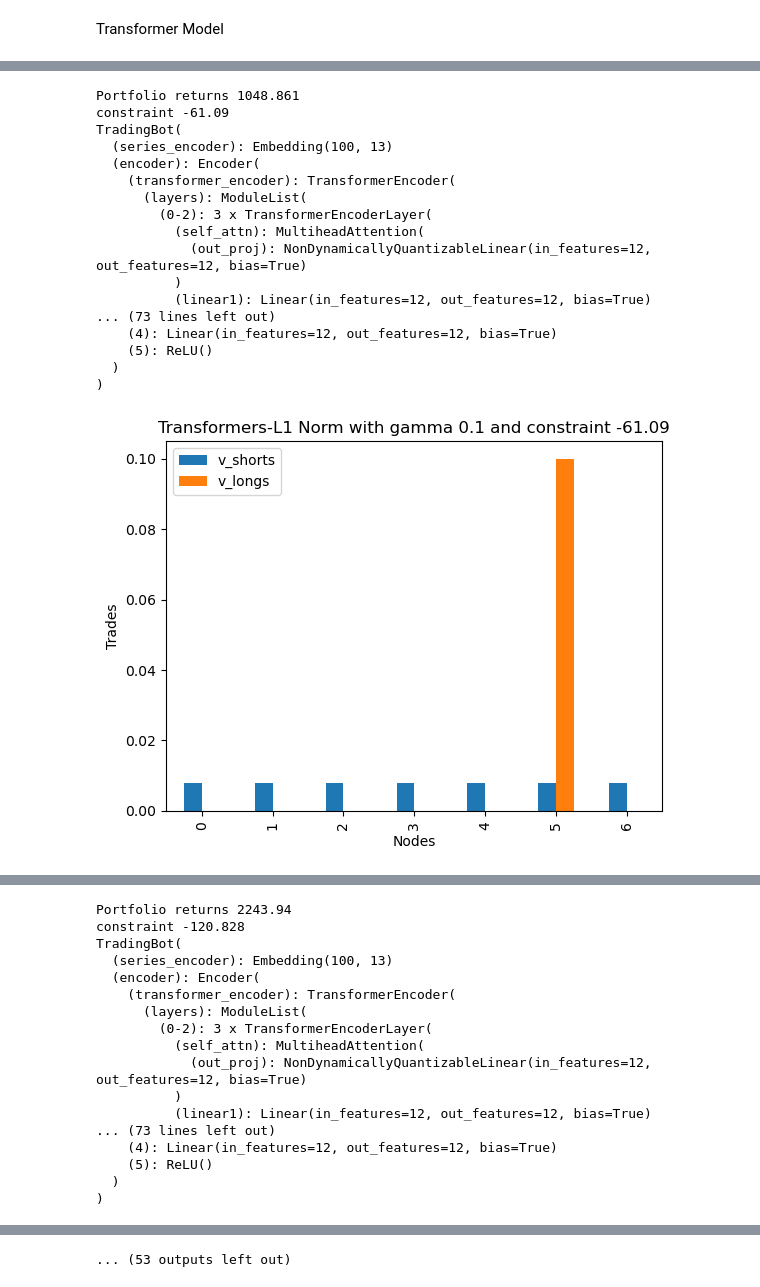
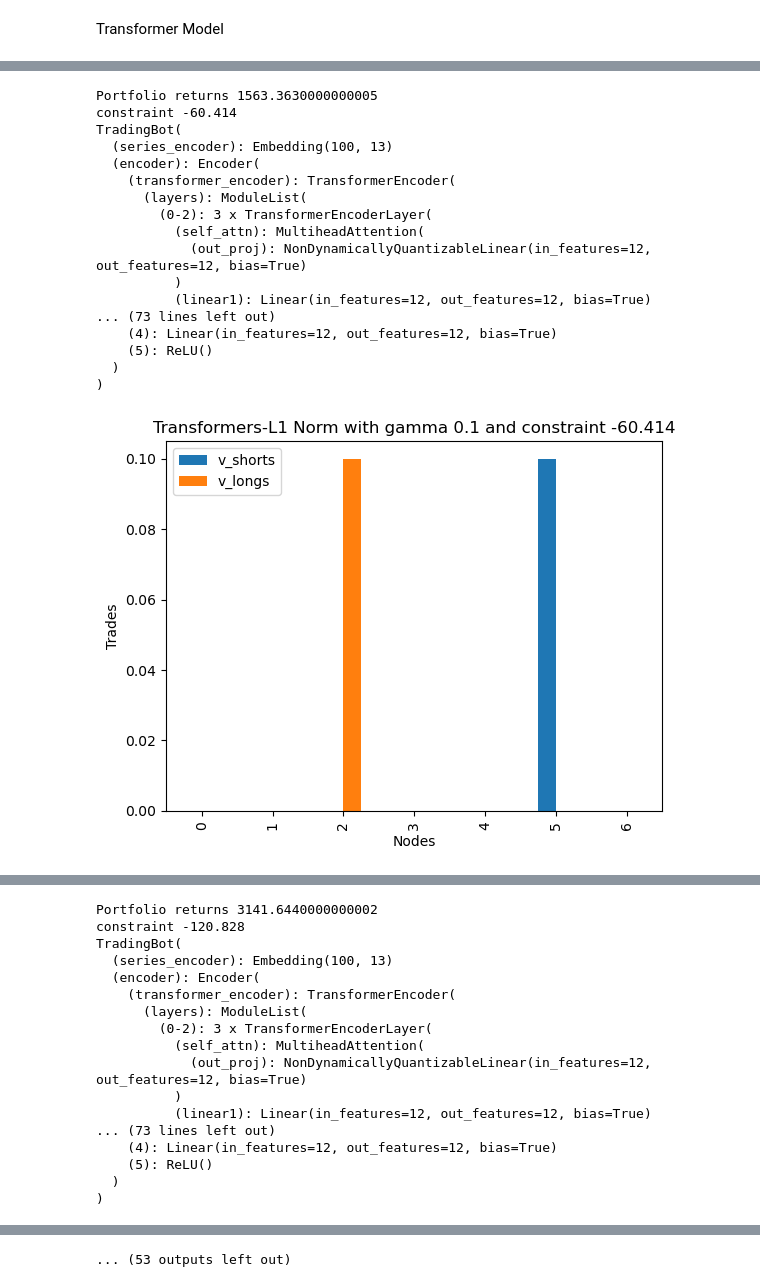
Before and after one commit to vincehass/TradeBot-Transformers, a Jupyter notebook: TransformerExperiments.ipynb, the cells around one changed output, grey strips where cells are left out. Cells and saved outputs as stored; diff of their text form; code cells hidden in the pictures.

```diff
--- a/TransformerExperiments.ipynb
+++ b/TransformerExperiments.ipynb
@@ -91,11 +91,12 @@ def RNN_model(gamma:float, l_norm:int):
     return net.to(device), model_name
 # %%
 
-L_vals = np.arange(0.1,0.9,0.1)#[0.1, 0.5, 0.8]
+L_vals = np.arange(0.1,0.9,0.1)
 L_norms = [1,2]
 pd_dict={}
 worst_loss_list = np.empty((len(L_norms), len(L_vals)))
-total_return_list = []
+worst_return_list = []
+best_return_list = []
 for l_norm in L_norms:
     for k, L_val in enumerate(L_vals):
         nodes = 7
@@ -108,7 +109,7 @@ for l_norm in L_norms:
 
         avg_loss = []
 
-        NUM_EPOCHS = 10  # The model is very slow to train
+        NUM_EPOCHS = 50  # The model is very slow to train
         NUM_BATCHES = 35
 
         for epoch in tqdm(range(NUM_EPOCHS)):
@@ -130,9 +131,11 @@ for l_norm in L_norms:
         plt.show()
         portfolio_rets = bid.dot(v_long)+ offer.dot(v_short)
         constraint = worst_loss(results)
+        best_hour = best_loss(results)
         print('Portfolio returns',np.sum(portfolio_rets))
         print('constraint',constraint)
-        portfolio_rets = bid.dot(v_long)+ offer.dot(v_short)
+        worst_return_list.append(constraint)
+        best_return_list.append(best_hour)
         for i in range(nodes):
             volume_long[k, :] = v_long
             volume_short[k, :] = v_short
@@ -140,8 +143,7 @@ for l_norm in L_norms:
                             "v_shorts":v_long,
                             "v_longs":v_short})
             pd_dict[l_norm,k]['L_norm'] = f"L{l_norm}"
-            #cum_return = np.sum(portfolio_rets)[0]
-            #print('cum_return', cum_return)
+
         pd_dict[l_norm,k]['model'] = model_name
         pd_dict[l_norm,k]['PTF_Return'] = np.sum(portfolio_rets)
         pd_dict[l_norm,k]['Worst_Return'] = constraint
@@ -149,8 +151,6 @@ for l_norm in L_norms:
         plt.title("{}-L{} Norm with gamma {} and constraint {}".format(model_name,l_norm,pd_dict[l_norm,k]['gamma'][0], round(pd_dict[l_norm,k]['Worst_Return'][0],4)) )
         plt.xlabel("Nodes")
         plt.ylabel("Trades")
-        #worst_loss_list[l_norm, k] = constraint
-        #total_return_list[l_norm, k] = cum_return
 # %% [output]
 TradingBot(
   (series_encoder): Embedding(100, 2)
@@ -274,7 +306,8 @@ L_vals = np.arange(0.1,0.9,0.1)
 L_norms = [1,2]
 pd_dict={}
 worst_loss_list = np.empty((len(L_norms), len(L_vals)))
-total_return_list = []
+worst_return_list = []
+best_return_list = []
 for l_norm in L_norms:
     for k, L_val in enumerate(L_vals):
         nodes = 7
@@ -287,7 +320,7 @@ for l_norm in L_norms:
 
         avg_loss = []
 
-        NUM_EPOCHS = 10  # The model is very slow to train
+        NUM_EPOCHS = 50  # The model is very slow to train
         NUM_BATCHES = 35
 
         for epoch in tqdm(range(NUM_EPOCHS)):
@@ -309,9 +342,11 @@ for l_norm in L_norms:
         plt.show()
         portfolio_rets = bid.dot(v_long)+ offer.dot(v_short)
         constraint = worst_loss(results)
+        best_hour = best_loss(results)
         print('Portfolio returns',np.sum(portfolio_rets))
         print('constraint',constraint)
-        portfolio_rets = bid.dot(v_long)+ offer.dot(v_short)
+        worst_return_list.append(constraint)
+        best_return_list.append(best_hour)
         for i in range(nodes):
             volume_long[k, :] = v_long
             volume_short[k, :] = v_short
@@ -319,8 +354,7 @@ for l_norm in L_norms:
                             "v_shorts":v_long,
                             "v_longs":v_short})
             pd_dict[l_norm,k]['L_norm'] = f"L{l_norm}"
-            #cum_return = np.sum(portfolio_rets)[0]
-            #print('cum_return', cum_return)
+
         pd_dict[l_norm,k]['model'] = model_name
         pd_dict[l_norm,k]['PTF_Return'] = np.sum(portfolio_rets)
         pd_dict[l_norm,k]['Worst_Return'] = constraint
@@ -328,8 +362,6 @@ for l_norm in L_norms:
         plt.title("{}-L{} Norm with gamma {} and constraint {}".format(model_name,l_norm,pd_dict[l_norm,k]['gamma'][0], round(pd_dict[l_norm,k]['Worst_Return'][0],4)) )
         plt.xlabel("Nodes")
         plt.ylabel("Trades")
-        #worst_loss_list[l_norm, k] = constraint
-        #total_return_list[l_norm, k] = cum_return
 # %% [output]
 TradingBot(
   (series_encoder): Embedding(100, 13)
@@ -353,18 +385,18 @@ TradingBot(
-Portfolio returns 1048.861
-constraint -61.09
+Portfolio returns 1563.3630000000005
+constraint -60.414
 TradingBot(
   (series_encoder): Embedding(100, 13)
   (encoder): Encoder(
     (transformer_encoder): TransformerEncoder(
       (layers): ModuleList(
         (0-2): 3 x TransformerEncoderLayer(
           (self_attn): MultiheadAttention(
             (out_proj): NonDynamicallyQuantizableLinear(in_features=12, out_features=12, bias=True)
           )
           (linear1): Linear(in_features=12, out_features=12, bias=True)
 ... (73 lines left out)
     (4): Linear(in_features=12, out_features=12, bias=True)
     (5): ReLU()
   )
 )
-[figure, old version]
+[figure, new version]
@@ -373,4 +405,4 @@ TradingBot(
-Portfolio returns 2243.94
+Portfolio returns 3141.6440000000002
 constraint -120.828
 TradingBot(
   (series_encoder): Embedding(100, 13)
```
Also changed, not shown: parts of 13 cells of this notebook, 7 other files.
